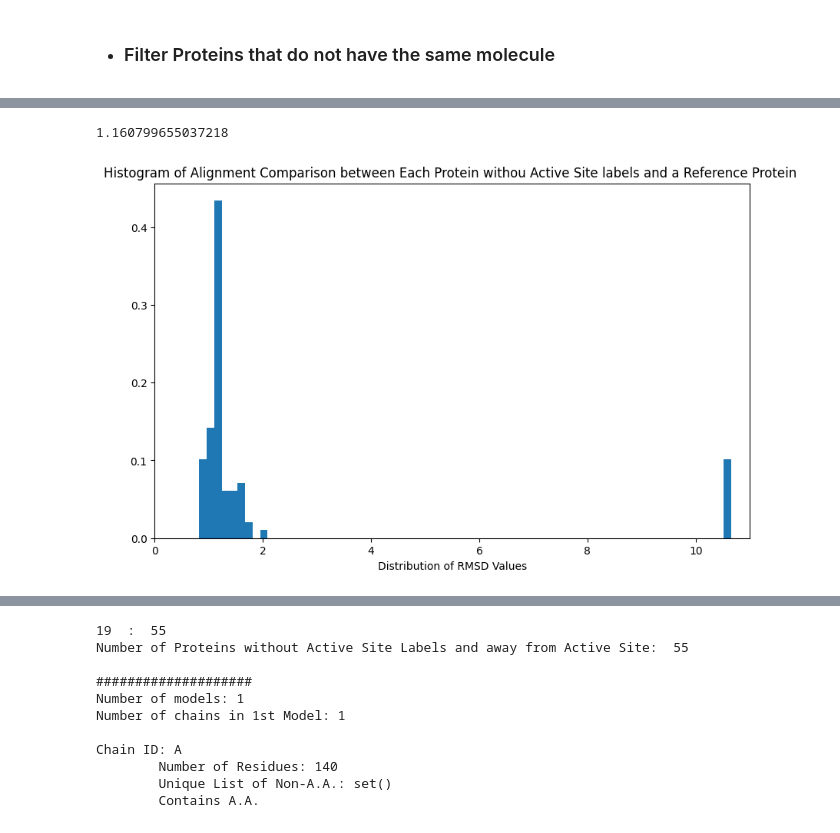
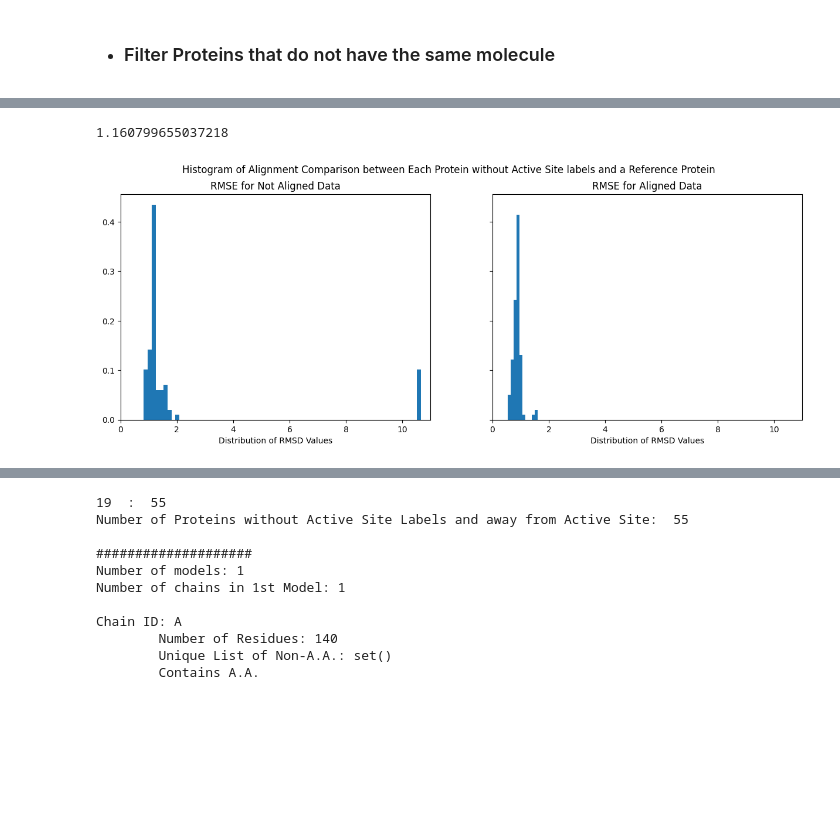
Before and after one commit to xchem/xaidar, a Jupyter notebook: notebooks/tasks/ev2a/fragalysis/03.2-conf_bfactor_dif.ipynb, the cells around one changed output, grey strips where cells are left out. Drawn from its saved outputs; the diff is of its cells as text; code cells hidden in the pictures; blank space fills up the shorter version.

```diff
--- a/notebooks/tasks/ev2a/fragalysis/03.2-conf_bfactor_dif.ipynb
+++ b/notebooks/tasks/ev2a/fragalysis/03.2-conf_bfactor_dif.ipynb
@@ -202,23 +336,30 @@ for prot, lig in zip(nonactive_prots, nonactive_ligs):
 # %%
 # Get rmsd for proteins and ref protein
 from xaidar.data.molecModels import structAlign
-rmsd_logs = []
-rmsd = structAlign( ref_prot, nonactive_prots[0]).calc_rmsd().rmsd
-print(  rmsd)
+raw_rmsd = structAlign( ref_prot, nonactive_prots[0]).calc_rmsd().rmsd
+print(  raw_rmsd)
 
+raw_rmsd_logs = []
 for prot in nonactive_prots:
-    rmsd_logs.append( structAlign( ref_prot, prot).calc_rmsd().rmsd )
+    raw_rmsd_logs.append( structAlign( ref_prot, prot).calc_rmsd().rmsd )
+
+aligned_rmsd_logs = []
+for prot in aligned_nonactive_prots:
+    aligned_rmsd_logs.append( structAlign( ref_prot, prot).calc_rmsd().rmsd )
 
 import matplotlib.pyplot as plt
 import numpy as np
 
-plt.figure( figsize = [10, 6] )
-bin = 70
-plt.hist( rmsd_logs, bins = bin, weights = np.ones_like( np.array(rmsd_logs)) / len(rmsd_logs)  )
-plt.xlabel( "Distribution of RMSD Values")
-plt.title( "Histogram of Alignment Comparison between Each Protein withou Active Site labels and a Reference Protein ")
+fig, ax = plt.subplots( 1, 2, figsize = [15, 5], sharex=True, sharey=True )
+for idx, (rmsd_logs, label, bin )in enumerate( zip([raw_rmsd_logs, aligned_rmsd_logs],
+                                              ["Not Aligned", "Aligned"],
+                                              [70, 10])):
+    ax[idx].hist( rmsd_logs, bins = bin, weights = np.ones_like( np.array(rmsd_logs)) / len(rmsd_logs)  )
+    ax[idx].set_xlabel( "Distribution of RMSD Values")
+    ax[idx].set_title("RMSE for {} Data".format(label))
+plt.suptitle( "Histogram of Alignment Comparison between Each Protein without Active Site labels and a Reference Protein ")
 plt.xlim( 0, 11)
 plt.show()
 # %% [output]
 1.160799655037218
-[figure, old version]
+[figure, new version]
```
Also changed, not shown: parts of 30 cells of this notebook, 16 other files.
